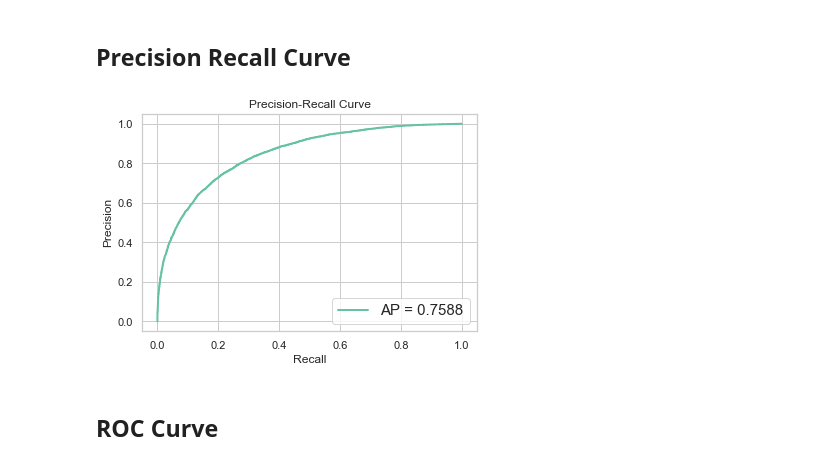
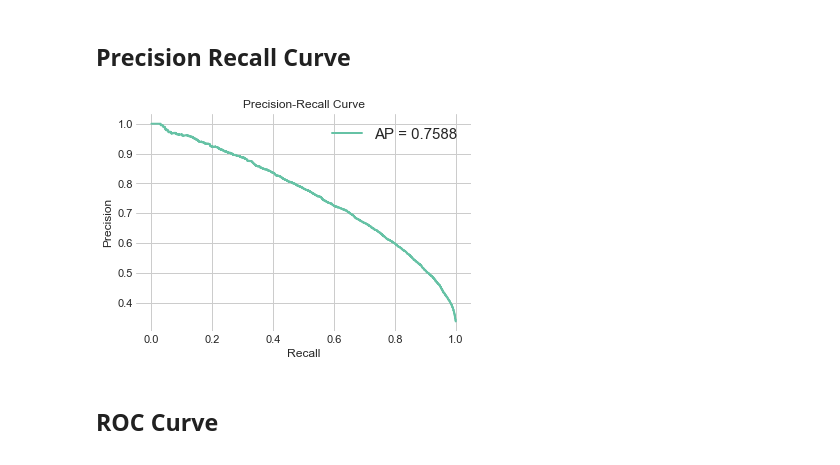
Before and after one commit to NicolasHu11/Short-Long-Term-Mortality-Prediction, a Jupyter notebook: Process Books/Linear Regression 1 Year Mortality.ipynb, the cells around one changed output. Saved outputs shown, nothing was run; the diff lists cells and outputs as text; code cells hidden in the pictures.

Commit message:
ImportPlotFunctions now receive y_test and y_score

```diff
--- a/Process Books/Linear Regression 1 Year Mortality.ipynb
+++ b/Process Books/Linear Regression 1 Year Mortality.ipynb
@@ -48,12 +49,8 @@ feature_importance_bar(names, values, figsize=(10, 20))
 # %% [markdown]
 ## Precision Recall Curve
-# %%
-y_score = clf.predict(X_test)
-average_precision = average_precision_score(y_test, y_score)
-y_p = clf.predict(X_test)
-fpr, tpr, thresholds = roc_curve(y_test, y_p)
-plot_PRC(tpr, fpr, average_precision)
-# %% [output]
-[figure, removed]
+# %%
+plot_PRC(y_test, y_score)
+# %% [output]
+[figure, added]
 # %% [markdown]
 ## ROC Curve
```
Also changed, not shown: parts of 7 cells of this notebook, 6 other files.
